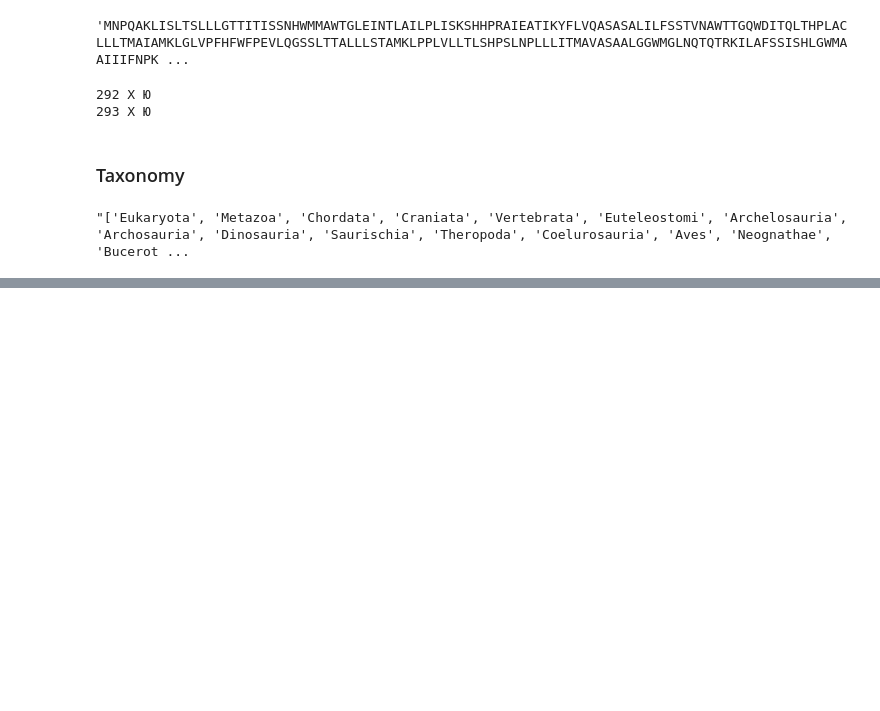
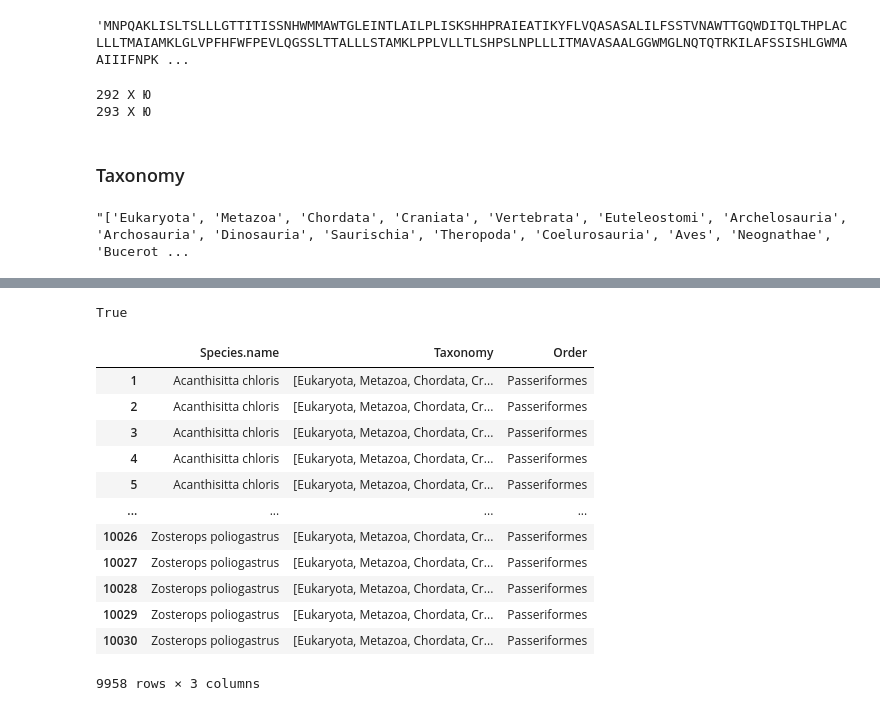
Before and after one commit to kpotoh/birds, a Jupyter notebook: nb/EDA.ipynb, the cells around one changed output, grey strips where cells are left out. Cells and saved outputs as stored; diff of their text form; code cells hidden in the pictures; blank space fills up the shorter version.

Commit message:
orders released

```diff
--- a/nb/EDA.ipynb
+++ b/nb/EDA.ipynb
@@ -1,7 +1,7 @@
 # %%
 import pandas as pd
 # %%
-path = "../data/final_birds_list_with_no_mistakes.csv"
+path = "../data/raw/final_birds_list_with_no_mistakes.csv"
 
 df = pd.read_csv(path, index_col=0).drop("X", axis=1)
 # %%
@@ -165,0 +168,3 @@ df["Taxonomy"].values[80]
+# %%
+orders = df[["Species.name", "Taxonomy"]]
+orders.head(2)
@@ -165,0 +175,2 @@ df["Taxonomy"].values[80]
+# %%
+orders["Taxonomy"] = orders.Taxonomy.apply(eval)
@@ -165,0 +200,22 @@ df["Taxonomy"].values[80]
+# %%
+assert "Passeriformes" in set(orders.Taxonomy.apply(lambda x: x[14]))
+# %% [output]
+True
+# %%
+orders["Order"] = orders.Taxonomy.apply(lambda x: x[14])
+# %%
+orders
+# %% [output]
+|  | Species.name | Taxonomy | Order |
+| 1 | Acanthisitta chloris | [Eukaryota, Metazoa, Chordata, Cr... | Passeriformes |
+| 2 | Acanthisitta chloris | [Eukaryota, Metazoa, Chordata, Cr... | Passeriformes |
+| 3 | Acanthisitta chloris | [Eukaryota, Metazoa, Chordata, Cr... | Passeriformes |
+| 4 | Acanthisitta chloris | [Eukaryota, Metazoa, Chordata, Cr... | Passeriformes |
+| 5 | Acanthisitta chloris | [Eukaryota, Metazoa, Chordata, Cr... | Passeriformes |
+| ... | ... | ... | ... |
+| 10026 | Zosterops poliogastrus | [Eukaryota, Metazoa, Chordata, Cr... | Passeriformes |
+| 10027 | Zosterops poliogastrus | [Eukaryota, Metazoa, Chordata, Cr... | Passeriformes |
+| 10028 | Zosterops poliogastrus | [Eukaryota, Metazoa, Chordata, Cr... | Passeriformes |
+| 10029 | Zosterops poliogastrus | [Eukaryota, Metazoa, Chordata, Cr... | Passeriformes |
+| 10030 | Zosterops poliogastrus | [Eukaryota, Metazoa, Chordata, Cr... | Passeriformes |
+9958 rows × 3 columns
```
Also changed, not shown: parts of 4 cells of this notebook, 4 other files.
